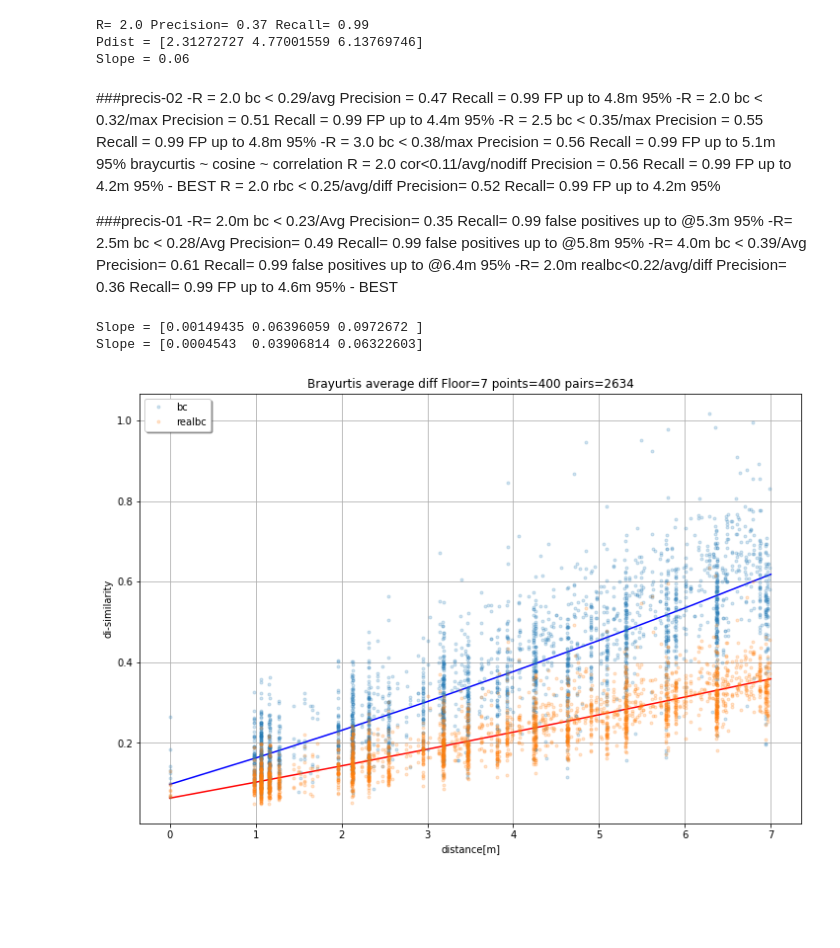
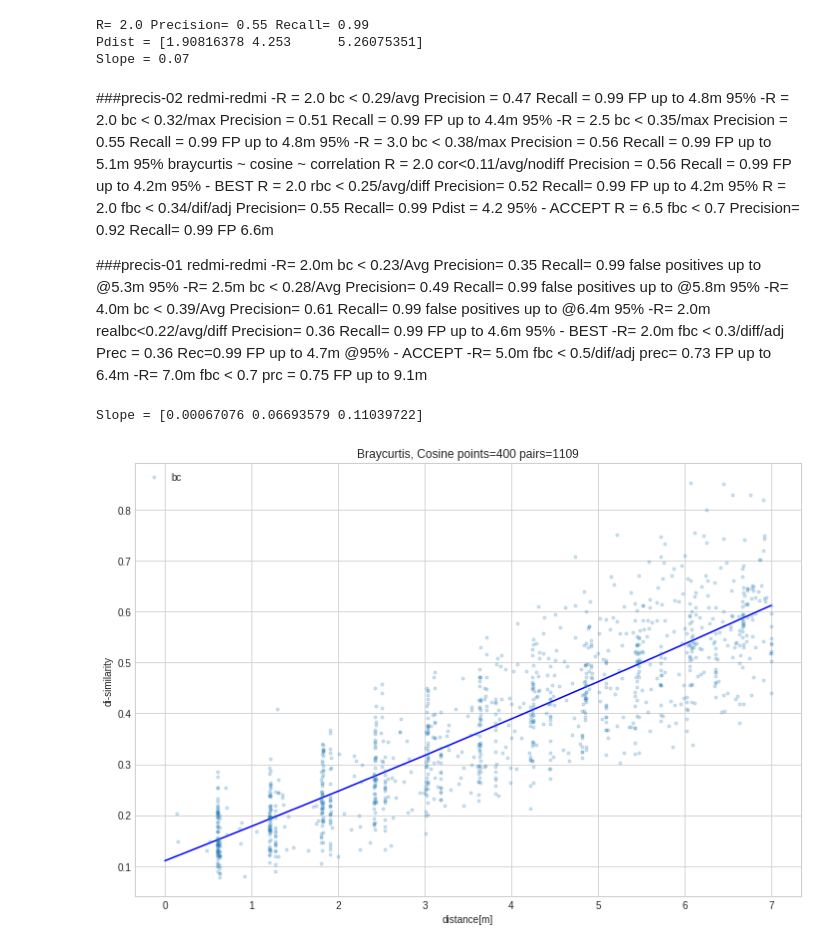
Before and after one commit to documenteinaer/similarity, a Jupyter notebook: real-braycurtis.ipynb, the cells around one changed output. Saved outputs shown, nothing was run; the diff lists cells and outputs as text; code cells hidden in the pictures; blank space fills up the shorter version.

```diff
--- a/real-braycurtis.ipynb
+++ b/real-braycurtis.ipynb
@@ -42,10 +187,14 @@ retaje = []
 for e in red_etaje:
     json_file = os.path.join(datadir, e)
     etaj = load_dataset_json(json_file)
+    for c in etaj:
+        precalculate(c)
     retaje.append(etaj)
 
 petaje = []
 for e in pix_etaje:
     json_file = os.path.join(datadir, e)
     etaj = load_dataset_json(json_file)
+    for c in etaj:
+        precalculate(c)
     petaje.append(etaj)
@@ -370,12 +256,13 @@ for e in range(0,len(etaje)):
                                         [etaje[e][p]['x'], etaje[e][p]['y'], etaje[e][p]['z']])
                 if eu_dist > 7.0:
                     continue
-                bc, realbc, iou = compare_locations(etaje[e][q], etaje[e][p], \
-                                                 selection = 'Average', \
-                                              dif=False, simil_method=real_braycurtis)
-                #    real_braycurtis returns python bc, new_bc, and intersection/union
+                bc = compare_locations(etaje[e][q], etaje[e][p], selection = 'Average', \
+                                              dif=True, simil_method=braycurtis)
+                #cor = compare_locations(etaje[e][q], etaje[e][p], selection = 'Average', \
+                #                              dif=True, simil_method=cosine)
+
                 R = 2.0
-                if math.sqrt(bc) < 0.35:
+                if bc < 0.34:
                     if eu_dist < R:
                         TP = TP + 1
                     else:
@@ -386,7 +273,7 @@ for e in range(0,len(etaje)):
                     if eu_dist < R:
                         FN = FN + 1
 
-                bd.append([ q, p, eu_dist, bc, realbc, iou])
+                bd.append([ q, p, eu_dist, bc, cor])
 after = datetime.datetime.now()
 
 print(f"R= {R} Precision= {TP*1.0/(TP+FP):.2f} Recall= {TP*1.0/(TP+FN):.2f}")
@@ -394,11 +281,11 @@ print(f"Pdist = {np.percentile(posd, [50, 95, 99])} ")
 m = np.polyfit([r[2] for r in bd] , [r[3] for r in bd], 1)
 print(f"Slope = {m[0]:.2f}")
 # %% [output]
-R= 2.0 Precision= 0.37 Recall= 0.99
-Pdist = [2.31272727 4.77001559 6.13769746]
-Slope = 0.06
+R= 2.0 Precision= 0.55 Recall= 0.99
+Pdist = [1.90816378 4.253      5.26075351]
+Slope = 0.07
 # %% [markdown]
-###precis-02
+###precis-02 redmi-redmi
 -R = 2.0 bc < 0.29/avg Precision = 0.47 Recall = 0.99 FP up to 4.8m 95%
 -R = 2.0 bc < 0.32/max Precision = 0.51 Recall = 0.99 FP up to 4.4m 95%
 -R = 2.5 bc < 0.35/max Precision = 0.55 Recall = 0.99 FP up to 4.8m 95%
@@ -406,41 +293,38 @@ Slope = 0.06
 braycurtis ~ cosine ~ correlation
 R = 2.0 cor<0.11/avg/nodiff Precision = 0.56 Recall = 0.99 FP up to 4.2m 95%  - BEST
 R = 2.0 rbc < 0.25/avg/diff Precision= 0.52 Recall= 0.99 FP up to 4.2m 95%
+R = 2.0 fbc < 0.34/dif/adj Precision= 0.55 Recall= 0.99 Pdist = 4.2 95% - ACCEPT
+R = 6.5 fbc < 0.7 Precision= 0.92 Recall= 0.99 FP 6.6m
 
-###precis-01
+###precis-01 redmi-redmi
 -R= 2.0m bc < 0.23/Avg Precision= 0.35 Recall= 0.99 false positives up to @5.3m 95%
 -R= 2.5m bc < 0.28/Avg Precision= 0.49 Recall= 0.99 false positives up to @5.8m 95%
 -R= 4.0m bc < 0.39/Avg Precision= 0.61 Recall= 0.99 false positives up to @6.4m 95%
 -R= 2.0m realbc<0.22/avg/diff Precision= 0.36 Recall= 0.99 FP up to 4.6m 95% - BEST
+-R= 2.0m fbc < 0.3/diff/adj Prec = 0.36 Rec=0.99 FP up to 4.7m @95% - ACCEPT
+-R= 5.0m fbc < 0.5/dif/adj prec= 0.73 FP up to 6.4m
+-R= 7.0m fbc < 0.7         prc = 0.75 FP up to 9.1m
 # %%
+plt.style.use("seaborn-whitegrid")
 fig =  plt.figure(figsize=(12, 8))     # bc, realbc, iou
-m = np.polyfit([r[2] for r in bd] , [math.sqrt(r[3]) for r in bd], 2)
+m = np.polyfit([r[2] for r in bd] , [r[3] for r in bd], 2)
 print(f"Slope = {m}")
 predict = np.poly1d(m)
 x_lin_reg = range(0, 8)
 y_lin_reg = predict(x_lin_reg)
 plt.plot(x_lin_reg, y_lin_reg, c = 'b')
-m = np.polyfit([r[2] for r in bd] , [r[4] for r in bd], 2)
-print(f"Slope = {m}")
-predict = np.poly1d(m)
-x_lin_reg = range(0, 8)
-y_lin_reg = predict(x_lin_reg)
-plt.plot(x_lin_reg, y_lin_reg, c = 'r')
 
-# r =  q, p, eu_dist, bc, rbc, iou
-plt.plot([r[2] for r in bd] , [math.sqrt(r[3]) for r in bd], ".", label='bc', alpha=0.2)
-plt.plot([r[2] for r in bd] , [r[4] for r in bd], ".", label='realbc', alpha=0.2)
+plt.plot([r[2] for r in bd] , [r[3] for r in bd], ".", label='bc', alpha=0.2)
 plt.xlabel('distance[m]')
 plt.ylabel('di-similarity')
 plt.grid(True)
-plt.title(f"Brayurtis average diff Floor={e} points={npct} pairs={len(bd)}")
+plt.title(f"Braycurtis, Cosine points={npct} pairs={len(bd)}")
 #plt.xticks(range(0, 20, 2))
 #plt.ylim(0, 0.5)
 #plt.yticks(np.arange(0, 1, 0.1))
 plt.legend(loc="upper left",shadow=True, fancybox=True)
 plt.show()
 # %% [output]
-Slope = [0.00149435 0.06396059 0.0972672 ]
-Slope = [0.0004543  0.03906814 0.06322603]
+Slope = [0.00067076 0.06693579 0.11039722]
-[figure, old version]
+[figure, new version]
 # %% [markdown]
```
Also changed, not shown: parts of 16 cells of this notebook, 4 other files.
